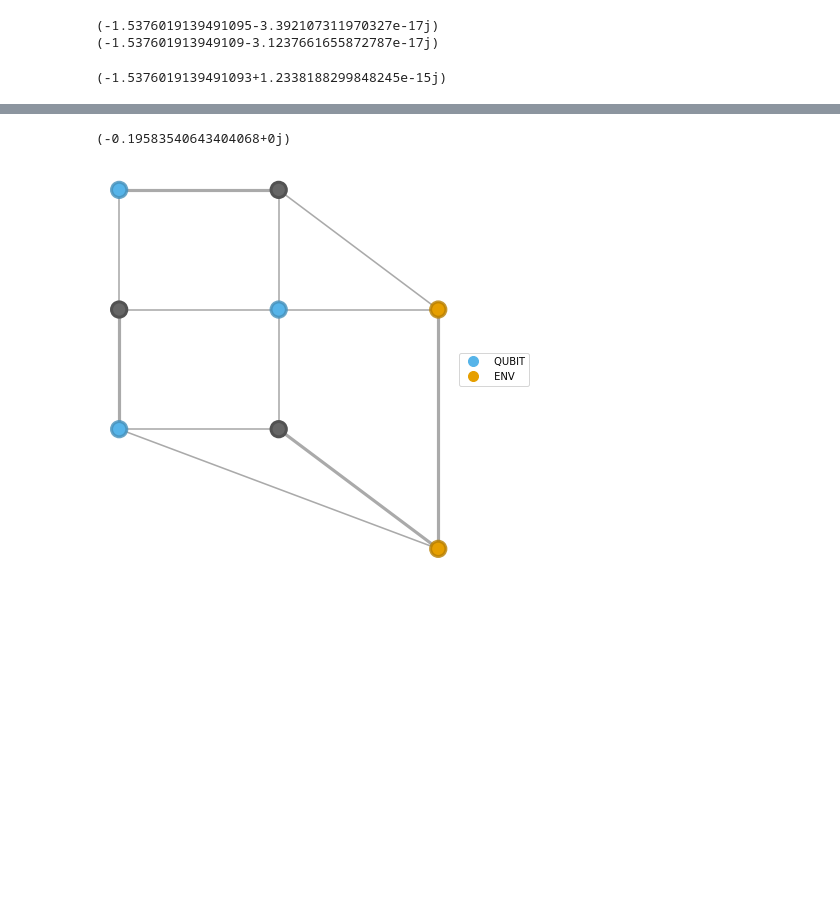
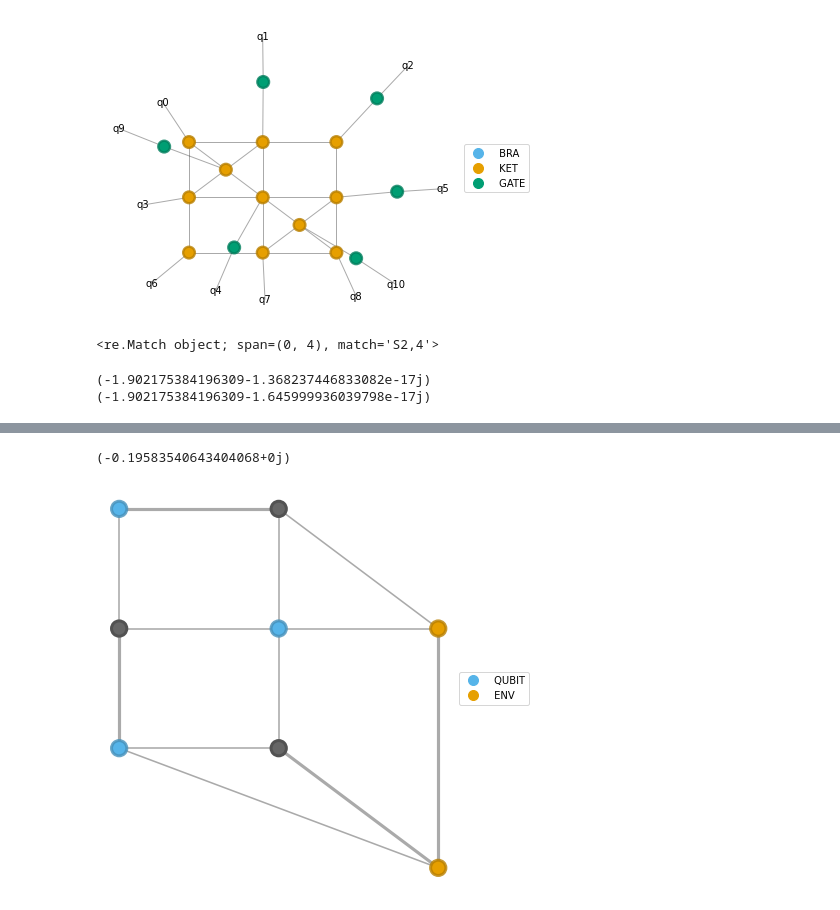
Before and after one commit to gabrielwoolls/fermion-encoding, a Jupyter notebook: contract_testing.ipynb, the cells around one changed output, grey strips where cells are left out. Cells and saved outputs as stored; diff of their text form; code cells hidden in the pictures; blank space fills up the shorter version.

```diff
--- a/contract_testing.ipynb
+++ b/contract_testing.ipynb
@@ -66,10 +82,36 @@ ntest.graph(layer_tags=('KET','BRA'))
+# %%
+reload(beeky)
+qlat = dq.QubitLattice(3,3)
+hstab = beeky.HamStab(qlat)
+stab_term = list(hstab.gen_ham_stabilizer_lists())[0]
+
+psish = beeky.QubitEncodeVector.rand(Lx=3,Ly=3, bond_dim=2)
+for k in range(6):
+    qubit = stab_term[0][k]
+    gate = stab_term[1][k]
+    psish.apply_gate_(G=gate, where=qubit, contract=False)
+psish.add_tag('KET')
+psish.graph(color=['BRA','KET','GATE'])
+# psish.setup_bmps_contraction_()
+# norm = psish.make_norm()
+# norm.graph_layers(color=['BRA','KET','GATE'])
+# norm.graph()
+# %% [output]
+[figure, added]
+# %%
+import re
+grex = re.compile(r'S\d,\d')
+grex.match('S2,4')
+# %% [output]
+<re.Match object; span=(0, 4), match='S2,4'>
 # %%
 reload(beeky)
 reload(dq)
 # from collections import defaultdict
 
-LX, LY = 2, 3
+LX, LY = 3, 3
 T_PARAM, V_PARAM, MU_PARAM = (1, 0.2, 0.5)
+D_PEPS = 3
 
 qlat = dq.SpinlessHub(Lx=LX, Ly=LY)
 mpoHam = beeky.MPOSpinlessHam(qlat, t=T_PARAM, V=V_PARAM, mu=MU_PARAM)
@@ -81,27 +123,28 @@ horizontal_terms = dict(HubHam.gen_horizontal_ham_terms())
 
 vertical_terms = dict(HubHam.gen_vertical_ham_terms())
 
-qvec = beeky.QubitEncodeVector.rand(LX, LY, bond_dim=2)
+qvec = beeky.QubitEncodeVector.rand(LX, LY, bond_dim=D_PEPS)
 
 E_exact = qvec.compute_ham_expec(HubHam)
 print(E_exact)
+exact_energies[D_PEPS] = E_exact
 print(qvec.compute_mpo_ham_expec(mpoHam))
 
-# qvec.setup_bmps_contraction_()
-# print(qvec.compute_local_expectation(qubit_terms, normalized=True))
+# energies = dict()
+# exact_energies = dict()
 # %% [output]
-(-1.5376019139491095-3.392107311970327e-17j)
-(-1.537601913949109-3.1237661655872787e-17j)
+(-1.902175384196309-1.368237446833082e-17j)
+(-1.902175384196309-1.645999936039798e-17j)
 # %%
 qtest = qvec.copy()
 qtest.setup_bmps_contraction_()
 
-# print(qtest.compute_local_expectation(qubit_terms, normalized=True))
+for chi in range(3, 20):
 
-he = qtest.compute_local_expectation(horizontal_terms, normalized=True)
+    # if (chi, D_PEPS) not in energies:
 
-ve = qtest.compute_local_expectation(vertical_terms, normalized=True)
+    he = qtest.compute_local_expectation(horizontal_terms, normalized=True, max_bond=chi)
 
-print(he + ve)
+    ve = qtest.compute_local_expectation(vertical_terms, normalized=True, max_bond=chi)
+
+    energies[chi, D_PEPS] = he + ve
-# %% [output]
-(-1.5376019139491093+1.2338188299848245e-15j)
```
Also changed, not shown: parts of 10 cells of this notebook, 1 other file.
